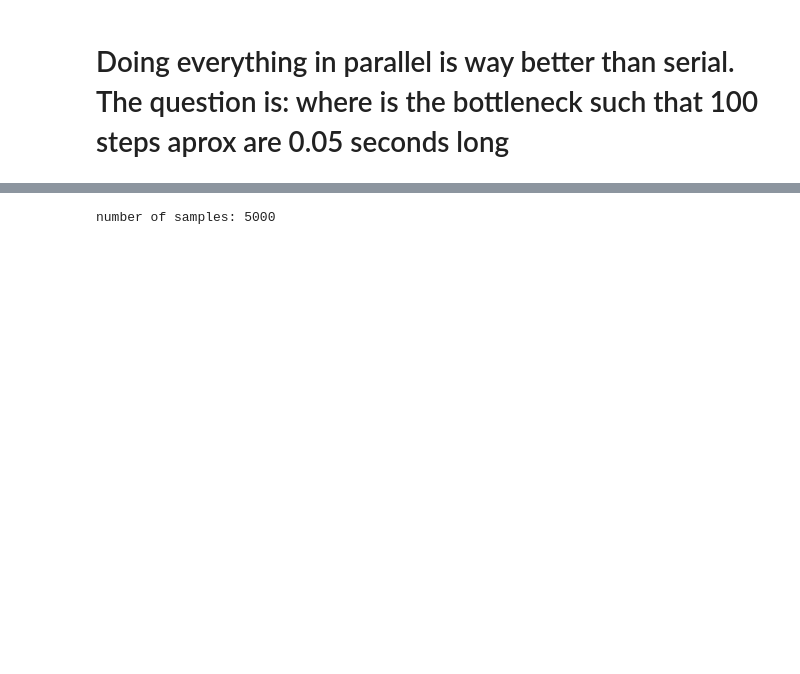
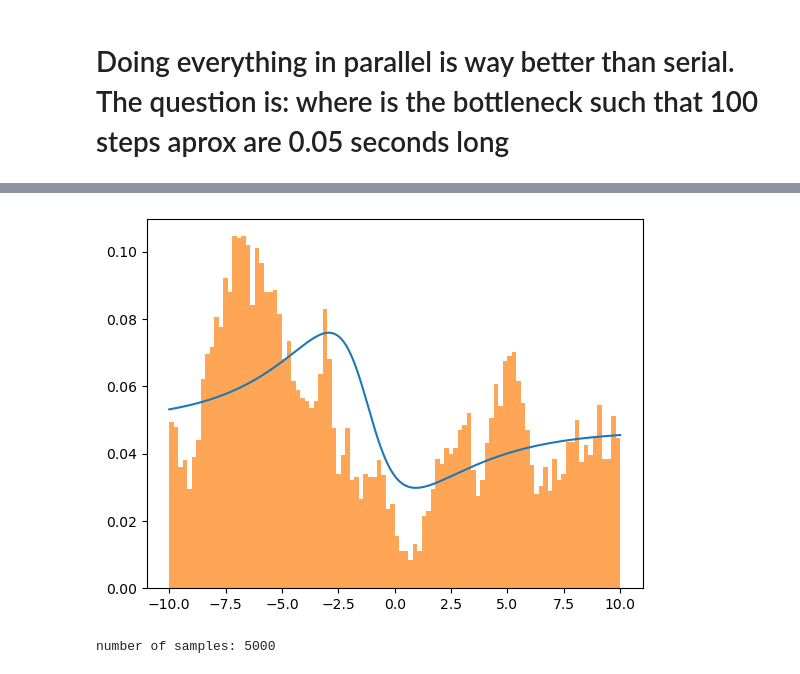
Before and after one commit to pfargas/qvarnet, a Jupyter notebook: notebooks/sampler_test.ipynb, the cells around one changed output, grey strips where cells are left out. Saved outputs shown, nothing was run; the diff lists cells and outputs as text; code cells hidden in the pictures; blank space fills up the shorter version.

```diff
--- a/notebooks/sampler_test.ipynb
+++ b/notebooks/sampler_test.ipynb
@@ -465,3 +526,15 @@ Parameter model.2.bias after reconstruction: [-0.21344249]
+# %%
+I = 0
+
+x = torch.linspace(-L_BOX/2, L_BOX/2, 1000).view(-1, 1).to(device)
+model.load_state_dict(dict_state_history[I])
+y = model(x)
+y = y / torch.sqrt(torch.trapz(y**2, x, dim=0))  # Normalize the wavefunction
+plt.plot(x.cpu().numpy(), y.cpu().detach().numpy()**2, label='Wavefunction')
+
+plt.hist(samples_history[I].detach().cpu().numpy(), bins=100, density=True, alpha=0.7, label='Sampled');
+# %% [output]
+[figure, added]
 # %%
 plt.hist(samples_history[0].detach().cpu().numpy(), bins=100, density=True, alpha=0.7, label='Sampled')
 print(f"number of samples: {len(samples_history[0])}")
```
Also changed, not shown: parts of 10 cells of this notebook, 2 other files.
